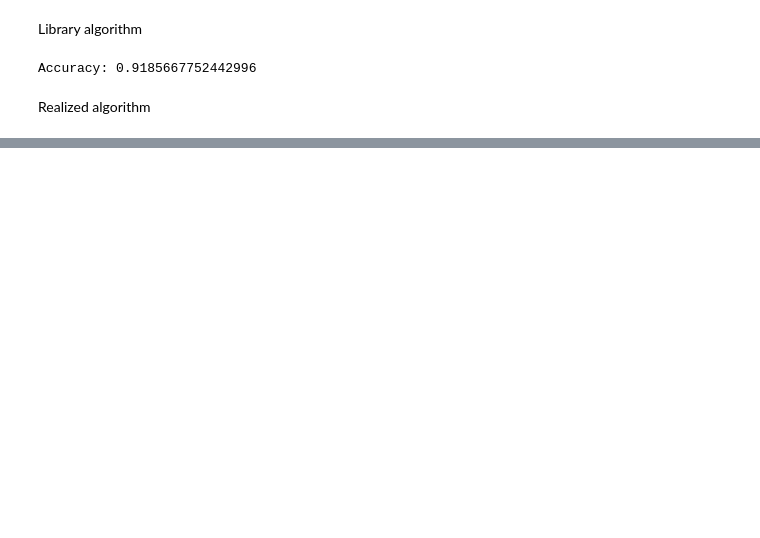
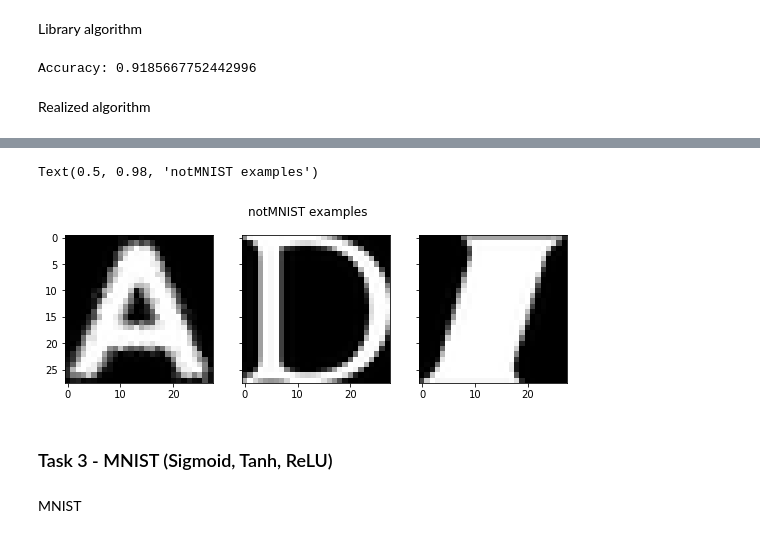
Before and after one commit to nediola/bioinst, a Jupyter notebook: 2_sem/ml/hw_6/HW_6.ipynb, the cells around one changed output, grey strips where cells are left out. Drawn from its saved outputs; the diff is of its cells as text; code cells hidden in the pictures; blank space fills up the shorter version.

```diff
--- a/2_sem/ml/hw_6/HW_6.ipynb
+++ b/2_sem/ml/hw_6/HW_6.ipynb
@@ -98,0 +180,11 @@ Accuracy: 0.9044516829533116
+# %%
+fig, axs = plt.subplots(1, 3, figsize=(9, 3), sharey=True)
+axs[0].imshow(pic1, cmap='gray')
+axs[1].imshow(pic2, cmap='gray')
+axs[2].imshow(pic3, cmap='gray')
+fig.suptitle('notMNIST examples')
+# %% [output]
+Text(0.5, 0.98, 'notMNIST examples')
+[figure, added]
+# %% [markdown]
+### Task 3 - MNIST (Sigmoid, Tanh, ReLU)
@@ -98,0 +201,2 @@ Accuracy: 0.9044516829533116
+# %% [markdown]
+MNIST
```
Also changed, not shown: parts of 32 cells of this notebook.
